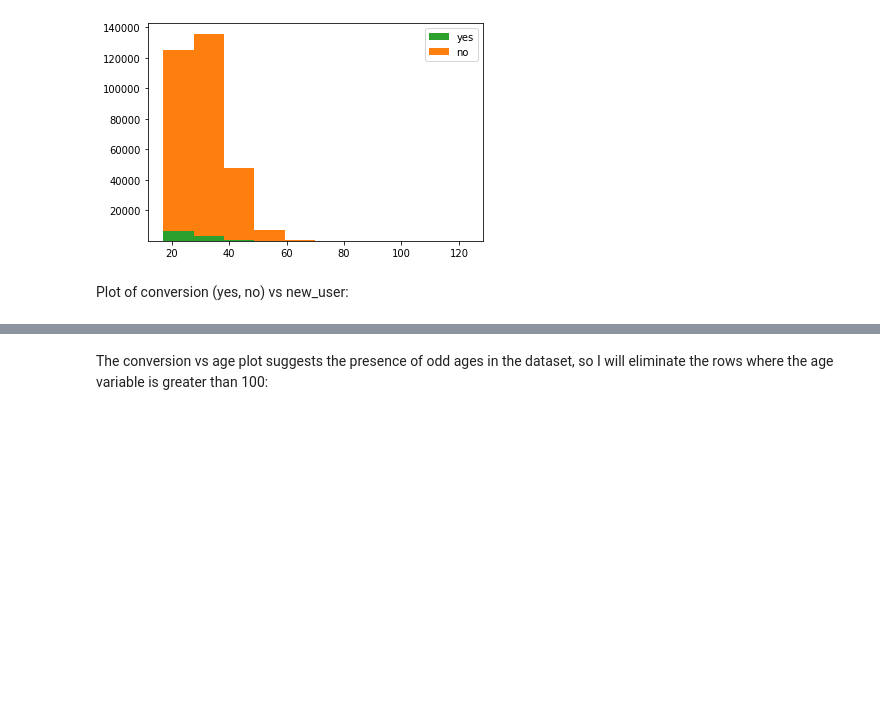
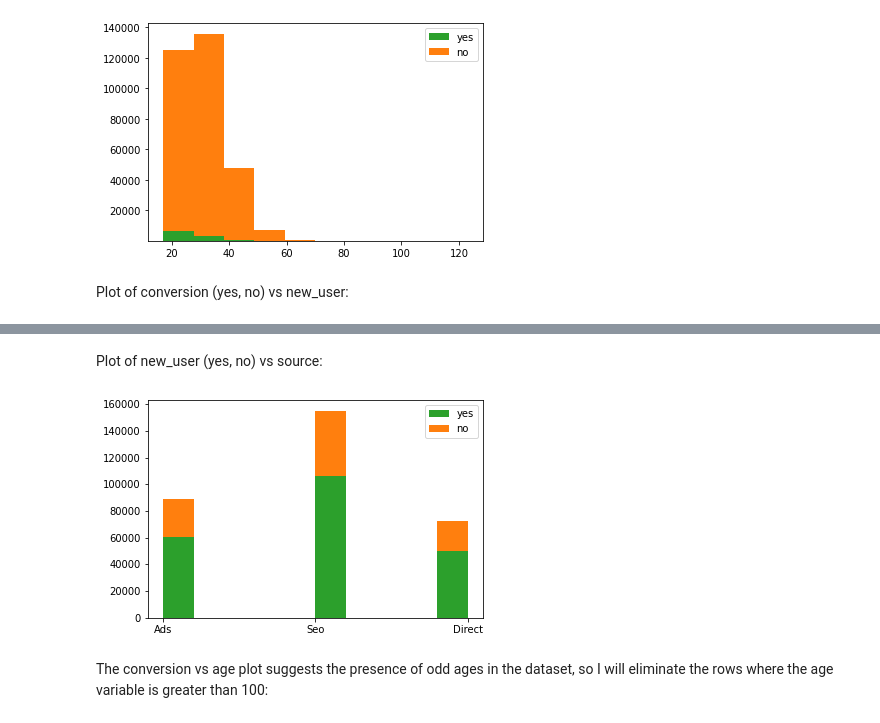
Before and after one commit to chiaracapuano/ConversionRate, a Jupyter notebook: ADA_CHIARA_CAPUANO_presession_exercise.ipynb, the cells around one changed output, grey strips where cells are left out. Saved outputs shown, nothing was run; the diff lists cells and outputs as text; code cells hidden in the pictures; blank space fills up the shorter version.

```diff
--- a/ADA_CHIARA_CAPUANO_presession_exercise.ipynb
+++ b/ADA_CHIARA_CAPUANO_presession_exercise.ipynb
@@ -121,3 +121,12 @@ print("% of non-new users converted:", converted_users[1]/(len(data['new_user'])
+# %% [markdown]
+Plot of new_user (yes, no) vs source:
+# %%
+plt.hist(x = [data[data['new_user']==1]['source'], data[data['new_user']==0]['source']],
+         stacked=True, color = ['tab:green','tab:orange'],label = ['yes','no'])
+plt.legend()
+plt.show()
+# %% [output]
+[figure, added]
 # %% [markdown]
 The conversion vs age plot suggests the presence of odd ages in the dataset, so I will
 eliminate the rows where the age variable is greater than 100:
```
Also changed, not shown: parts of 2 cells of this notebook.
